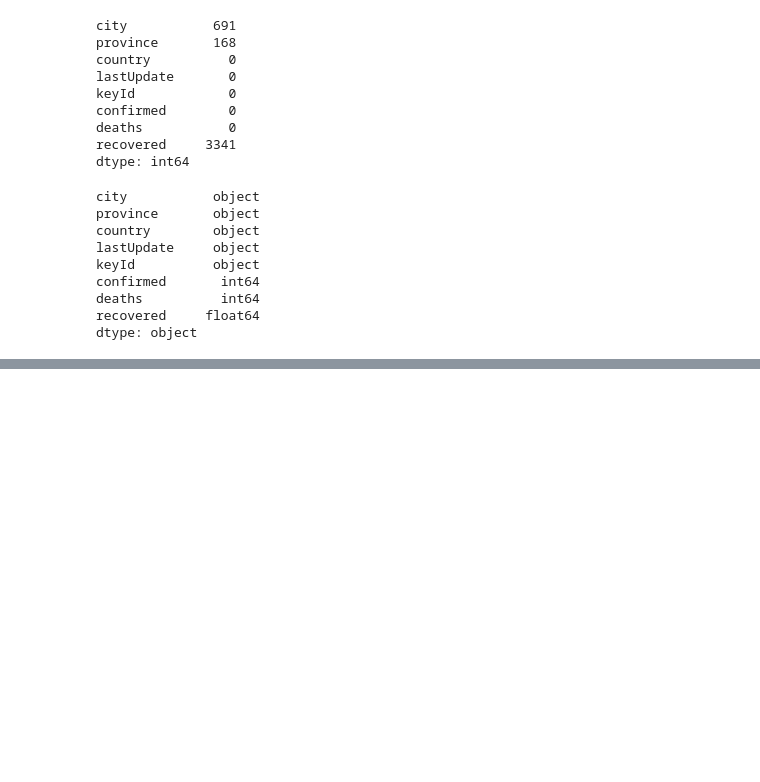
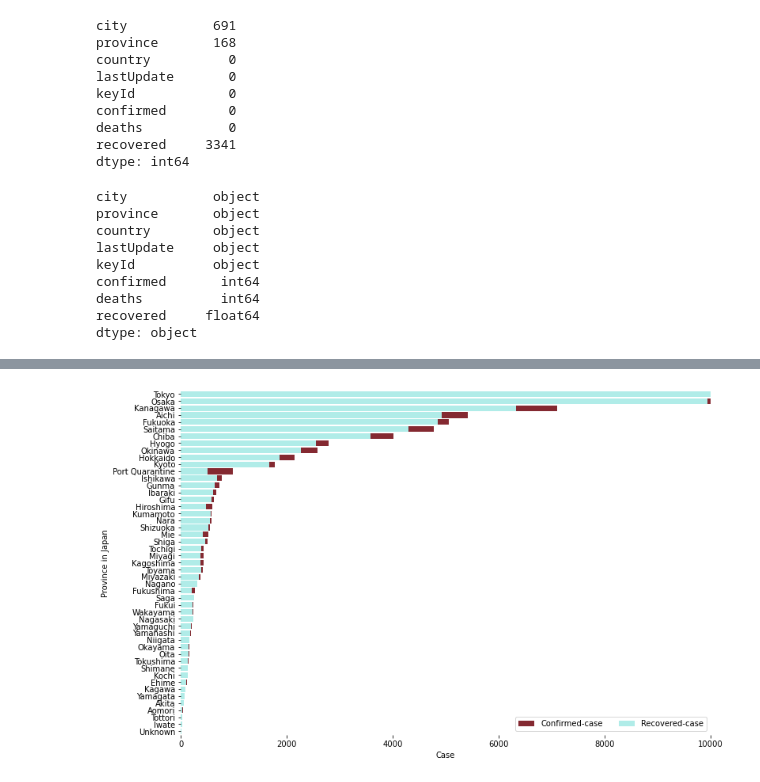
Before and after one commit to pattaraporn313/assigment2, a Jupyter notebook: ass_in_jupyter.ipynb, the cells around one changed output, grey strips where cells are left out. Saved outputs shown, nothing was run; the diff lists cells and outputs as text; code cells hidden in the pictures; blank space fills up the shorter version.

```diff
--- a/ass_in_jupyter.ipynb
+++ b/ass_in_jupyter.ipynb
@@ -560,0 +715,20 @@ Name: confirmed, dtype: int64
+# %%
+#ทำ stack bar chart เพื่อเปรียบเทียบระหว่างยอดผู้ติดเชื้อ-และได้รับการรักษาจนหายดี
+f, ax = plt.subplots(figsize=(12, 8))
+dt = Data_JP[['confirmed','deaths','recovered']]
+Data_JP.sort_values('confirmed',ascending=False,inplace=True)
+sns.set_color_codes("pastel")
+sns.barplot(x="confirmed", y="province", data=Data_JP,
+            label="Confirmed-case", color="#931a25")
+
+sns.set_color_codes("muted")
+sns.barplot(x="recovered", y="province", data=Data_JP,
+            label="Recovered-case", color="#a6f6f1")
+
+
+ax.legend(ncol=2, loc="lower right", frameon=True)
+ax.set(xlim=(0, 10000), ylabel="Province in Japan",
+       xlabel="Case")
+sns.despine(left=True, bottom=True)
+# %% [output]
+[figure, added]
```
Also changed, not shown: parts of 86 cells of this notebook, 1 other file.
